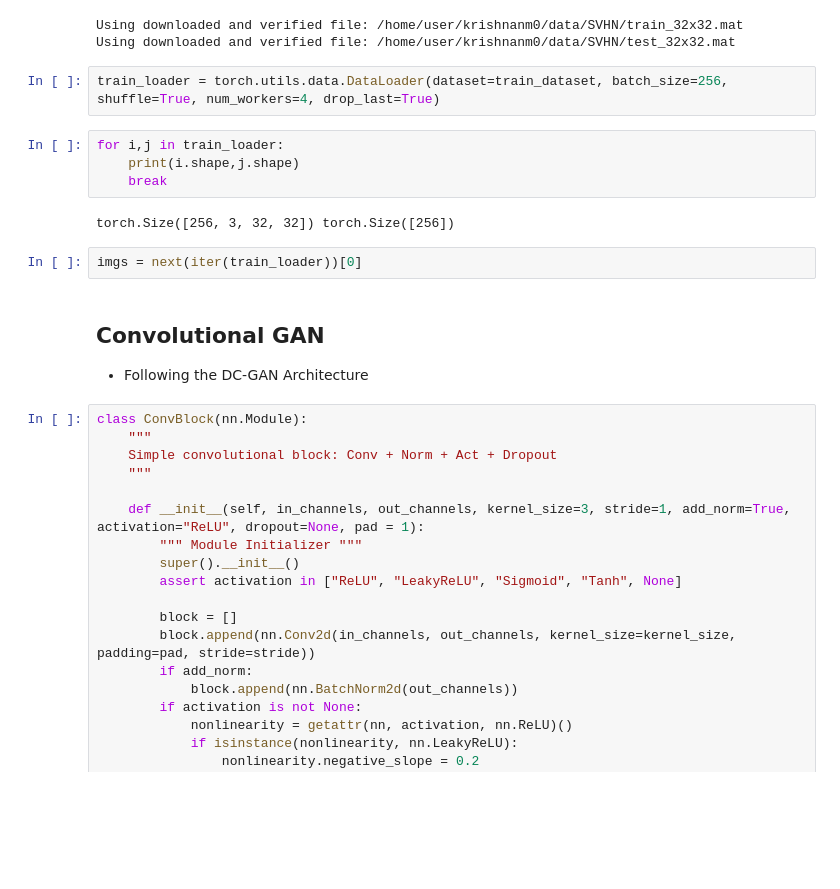
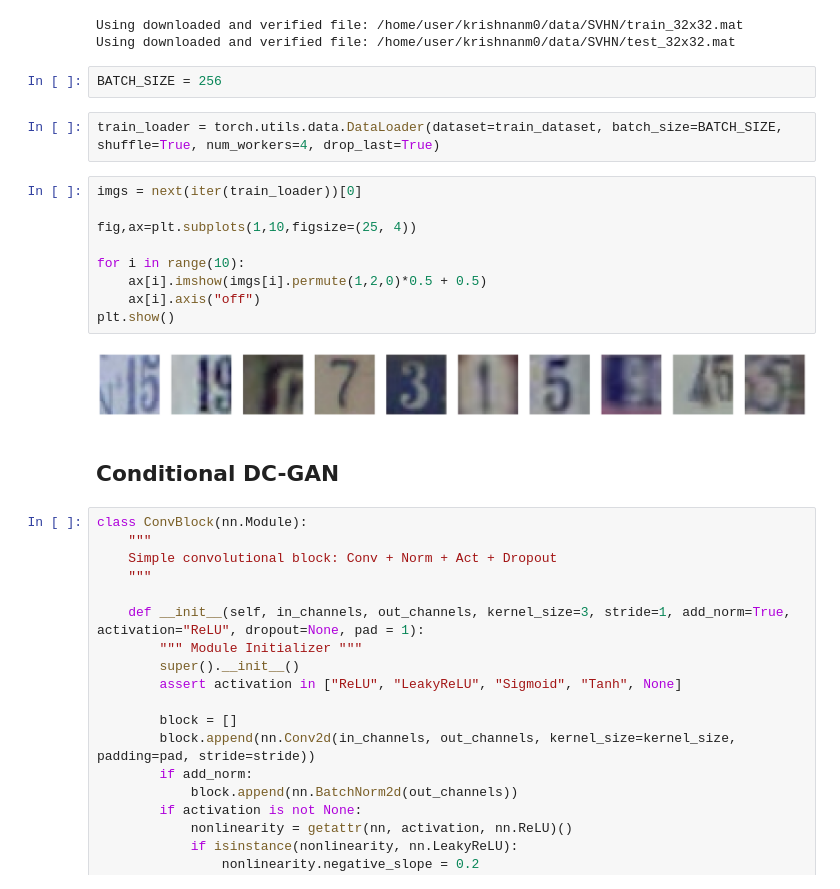
Before and after one commit to Mridul-Krishnan/CudaLab24, a Jupyter notebook: Lab Work/CUDA_Assignment_6/CUDA_Assignment_6.ipynb, the cells around one changed output. Drawn from its saved outputs; the diff is of its cells as text; blank space fills up the shorter version.

```diff
--- a/Lab Work/CUDA_Assignment_6/CUDA_Assignment_6.ipynb
+++ b/Lab Work/CUDA_Assignment_6/CUDA_Assignment_6.ipynb
@@ -47,20 +47,23 @@ test_dataset = datasets.SVHN(root='/home/user/krishnanm0/data/SVHN', split='test
 # %% [output]
 Using downloaded and verified file: /home/user/krishnanm0/data/SVHN/train_32x32.mat
 Using downloaded and verified file: /home/user/krishnanm0/data/SVHN/test_32x32.mat
+# %%
+BATCH_SIZE = 256
 # %%
-train_loader = torch.utils.data.DataLoader(dataset=train_dataset, batch_size=256, shuffle=True, num_workers=4, drop_last=True)
+train_loader = torch.utils.data.DataLoader(dataset=train_dataset, batch_size=BATCH_SIZE, shuffle=True, num_workers=4, drop_last=True)
-# %%
-for i,j in train_loader:
-    print(i.shape,j.shape)
-    break
-# %% [output]
-torch.Size([256, 3, 32, 32]) torch.Size([256])
-# %%
-imgs = next(iter(train_loader))[0]
+# %%
+imgs = next(iter(train_loader))[0]
+
+fig,ax=plt.subplots(1,10,figsize=(25, 4))
+
+for i in range(10):
+    ax[i].imshow(imgs[i].permute(1,2,0)*0.5 + 0.5)
+    ax[i].axis("off")
+plt.show()
+# %% [output]
+[figure, added]
 # %% [markdown]
-## Convolutional GAN
-
- - Following the DC-GAN Architecture
+## Conditional DC-GAN
 # %%
 class ConvBlock(nn.Module):
     """
```
Also changed, not shown: parts of 13 cells of this notebook, 20 other files.
